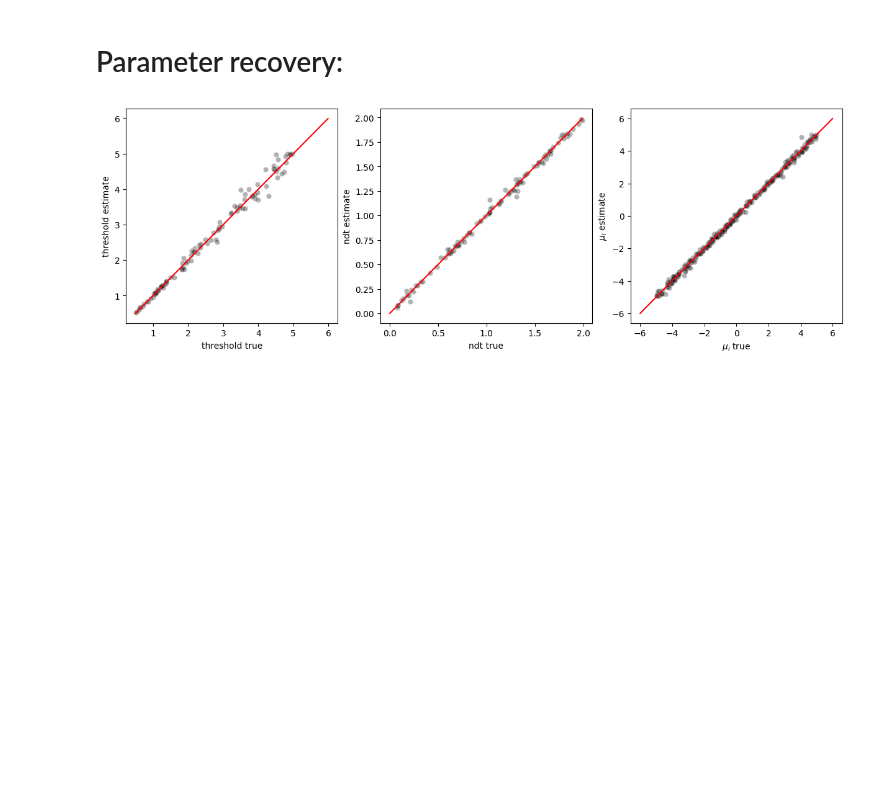
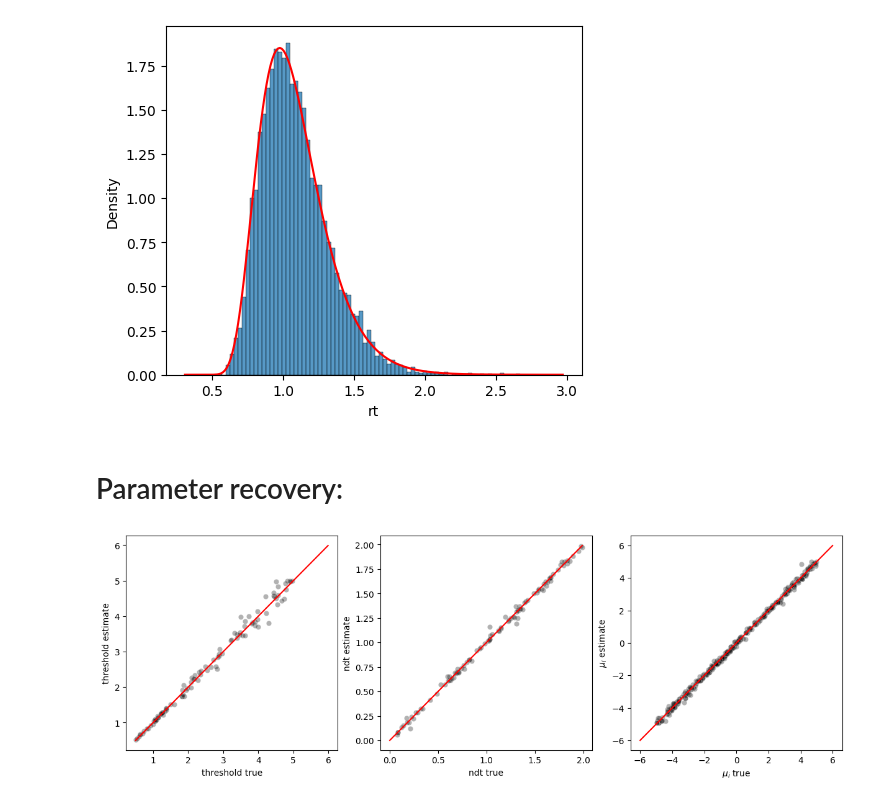
Before and after one commit to AmirHoseinHadian/CRDDM, a Jupyter notebook: docs/2 - Spherical diffusion models.ipynb, the cells around one changed output. Saved outputs shown, nothing was run; the diff lists cells and outputs as text; code cells hidden in the pictures; blank space fills up the shorter version.

Commit message:
response time pdf

```diff
--- a/docs/Spherical diffusion model.ipynb
+++ b/docs/2 - Spherical diffusion models.ipynb
@@ -34,14 +38,16 @@ df
 # %%
-# plt.figure(figsize=(9, 4), layout='constrained')
-# plt.subplot(121)
-# t = np.linspace(0.01, df['rt'].max(), 200)
-# plt.plot(t+ndt, SDM.response_time_pdf(t, threshold, drift_vector), color='red')
-# sns.histplot(df['rt'], stat='density');
+plt.figure(figsize=(9, 4), layout='constrained')
+plt.subplot(121)
+t = np.linspace(0.01, df['rt'].max(), 200)
+plt.plot(t+ndt, sdm.response_time_pdf(t, threshold, drift_vector), color='red')
+sns.histplot(df['rt'], stat='density');
 
 # plt.subplot(122)
 # theta = np.linspace(-3.14, 3.14, 200)
 # plt.plot(theta, SDM.response_pdf(theta, threshold, drift_vector), color='red')
 # sns.histplot(df['response'], stat='density');
+# %% [output]
+[figure, added]
 # %% [markdown]
 # Parameter recovery:
 # %%
```
Also changed, not shown: parts of 4 cells of this notebook, 6 other files.
